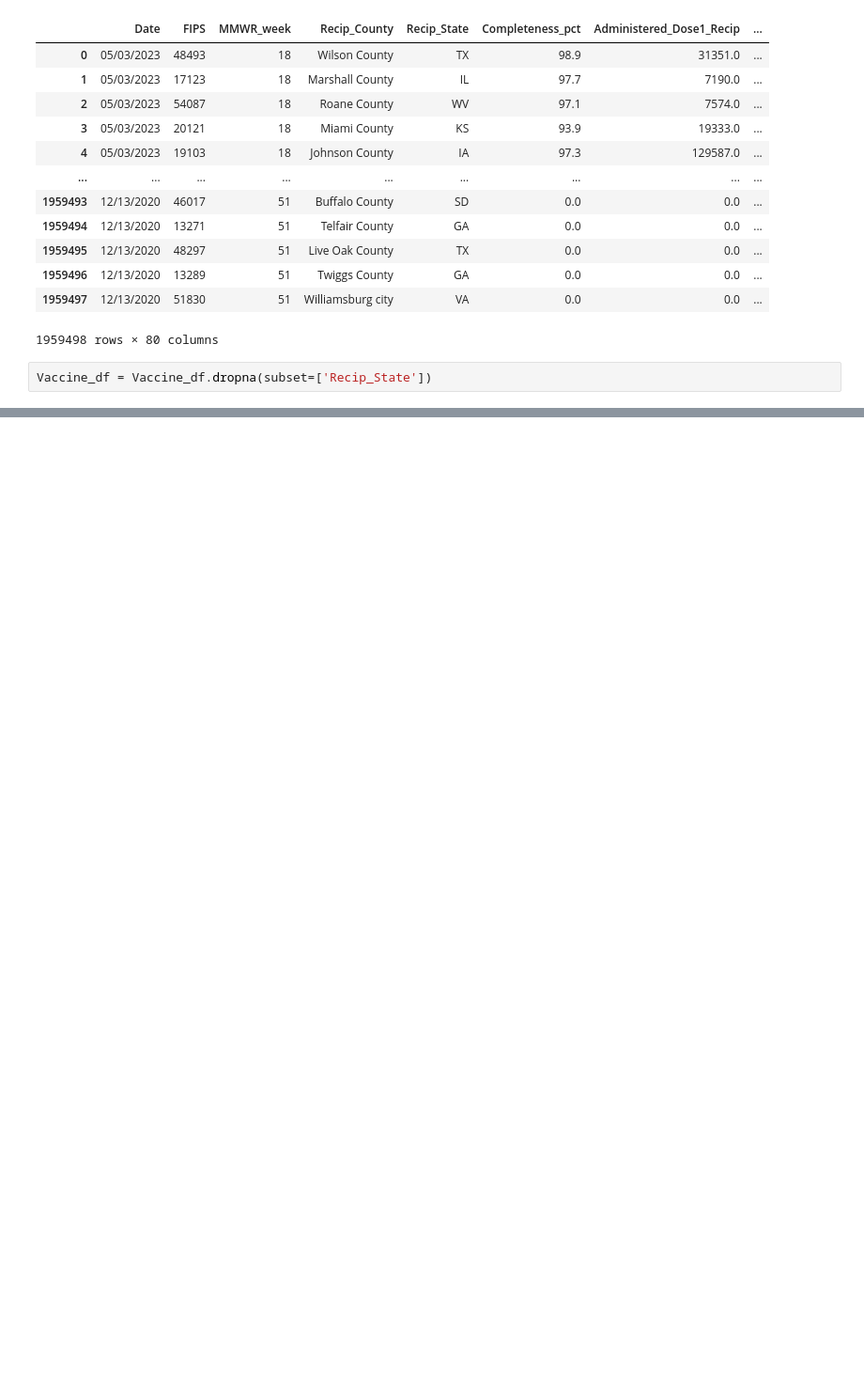
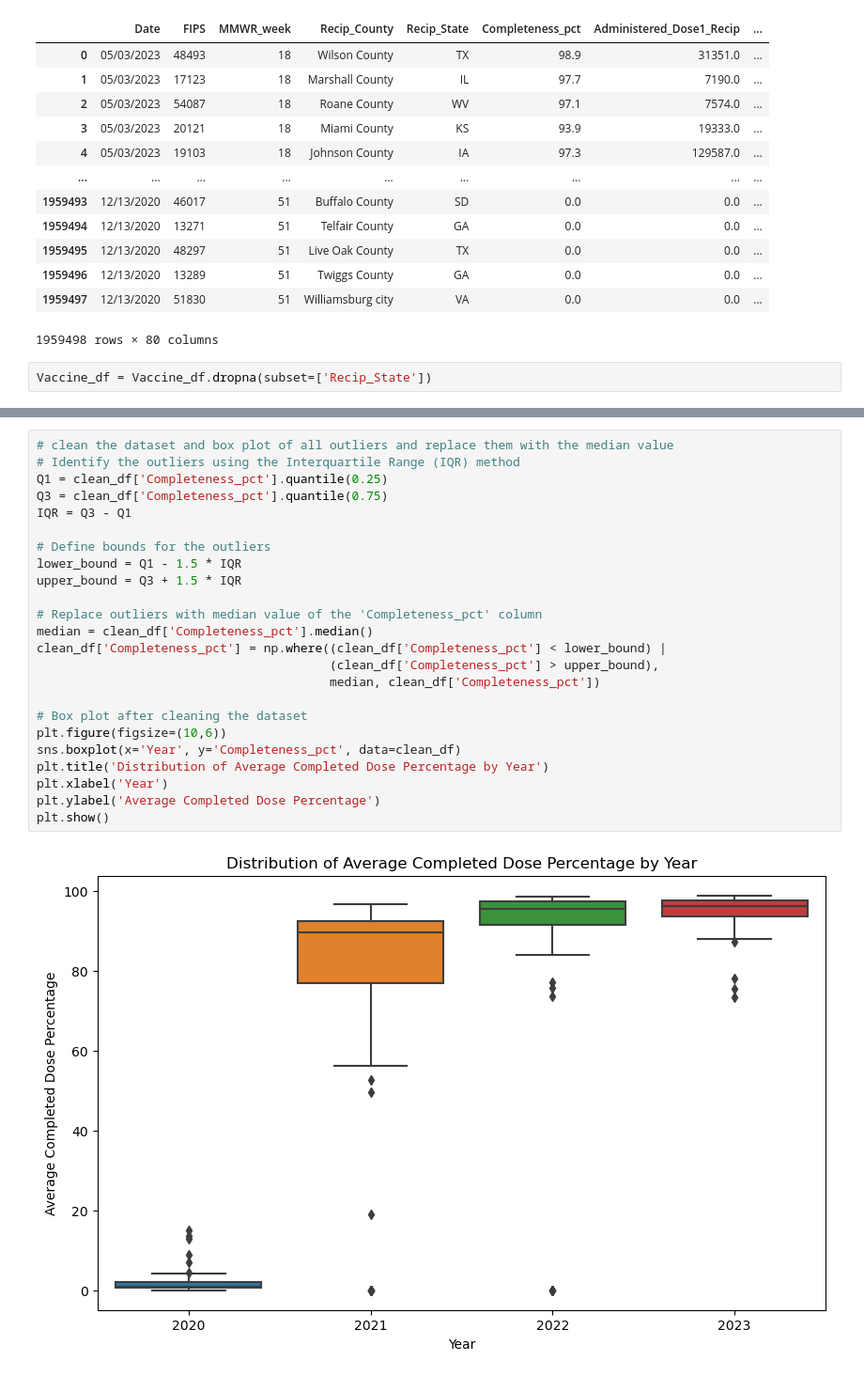
Before and after one commit to deku1261/HealthCare_Project1, a Jupyter notebook: Robert.ipynb, the cells around one changed output, grey strips where cells are left out. Shown at 94% size. Drawn from its saved outputs; the diff is of its cells as text; blank space fills up the shorter version.

```diff
--- a/Robert.ipynb
+++ b/Robert.ipynb
@@ -68,0 +140,26 @@ plt.show()
+# %%
+# clean the dataset and box plot of all outliers and replace them with the median value
+# Identify the outliers using the Interquartile Range (IQR) method
+Q1 = clean_df['Completeness_pct'].quantile(0.25)
+Q3 = clean_df['Completeness_pct'].quantile(0.75)
+IQR = Q3 - Q1
+
+# Define bounds for the outliers
+lower_bound = Q1 - 1.5 * IQR
+upper_bound = Q3 + 1.5 * IQR
+
+# Replace outliers with median value of the 'Completeness_pct' column
+median = clean_df['Completeness_pct'].median()
+clean_df['Completeness_pct'] = np.where((clean_df['Completeness_pct'] < lower_bound) |
+                                        (clean_df['Completeness_pct'] > upper_bound),
+                                        median, clean_df['Completeness_pct'])
+
+# Box plot after cleaning the dataset
+plt.figure(figsize=(10,6))
+sns.boxplot(x='Year', y='Completeness_pct', data=clean_df)
+plt.title('Distribution of Average Completed Dose Percentage by Year')
+plt.xlabel('Year')
+plt.ylabel('Average Completed Dose Percentage')
+plt.show()
+# %% [output]
+[figure, added]
```
Also changed, not shown: parts of 10 cells of this notebook.
